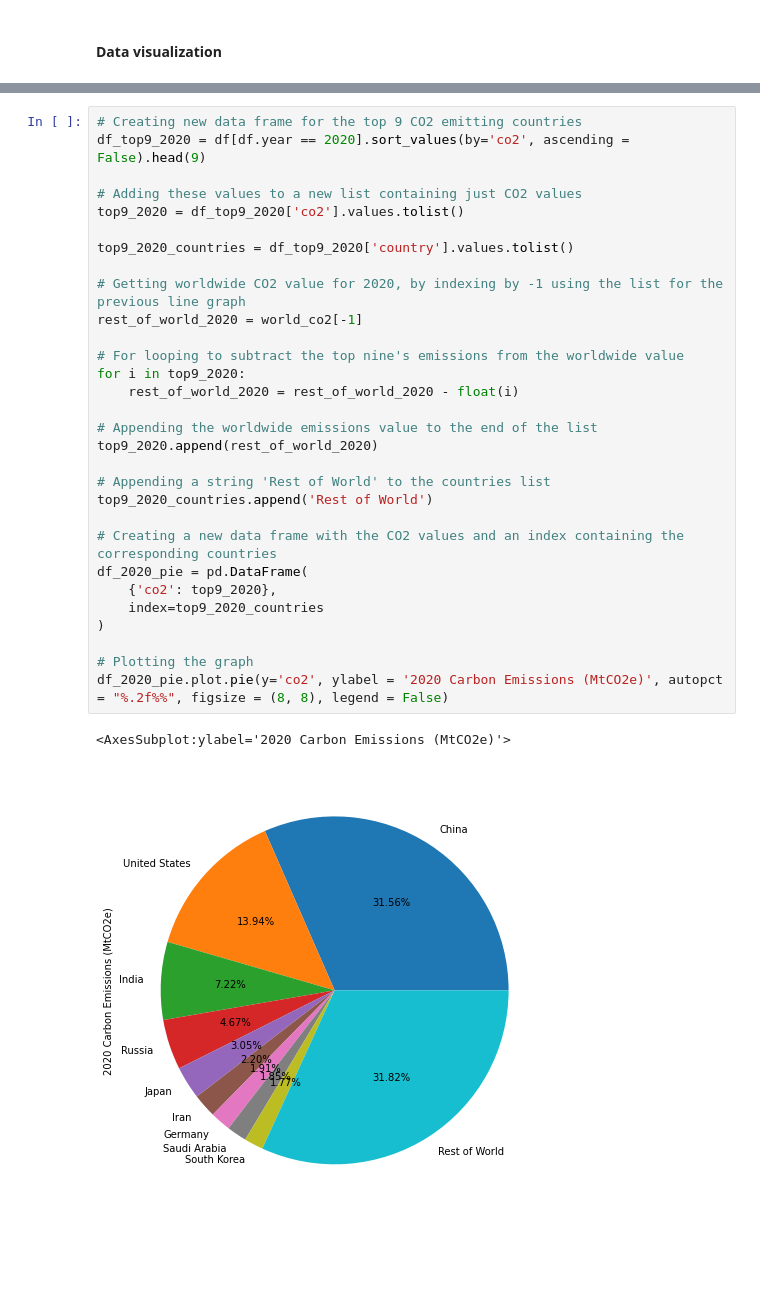
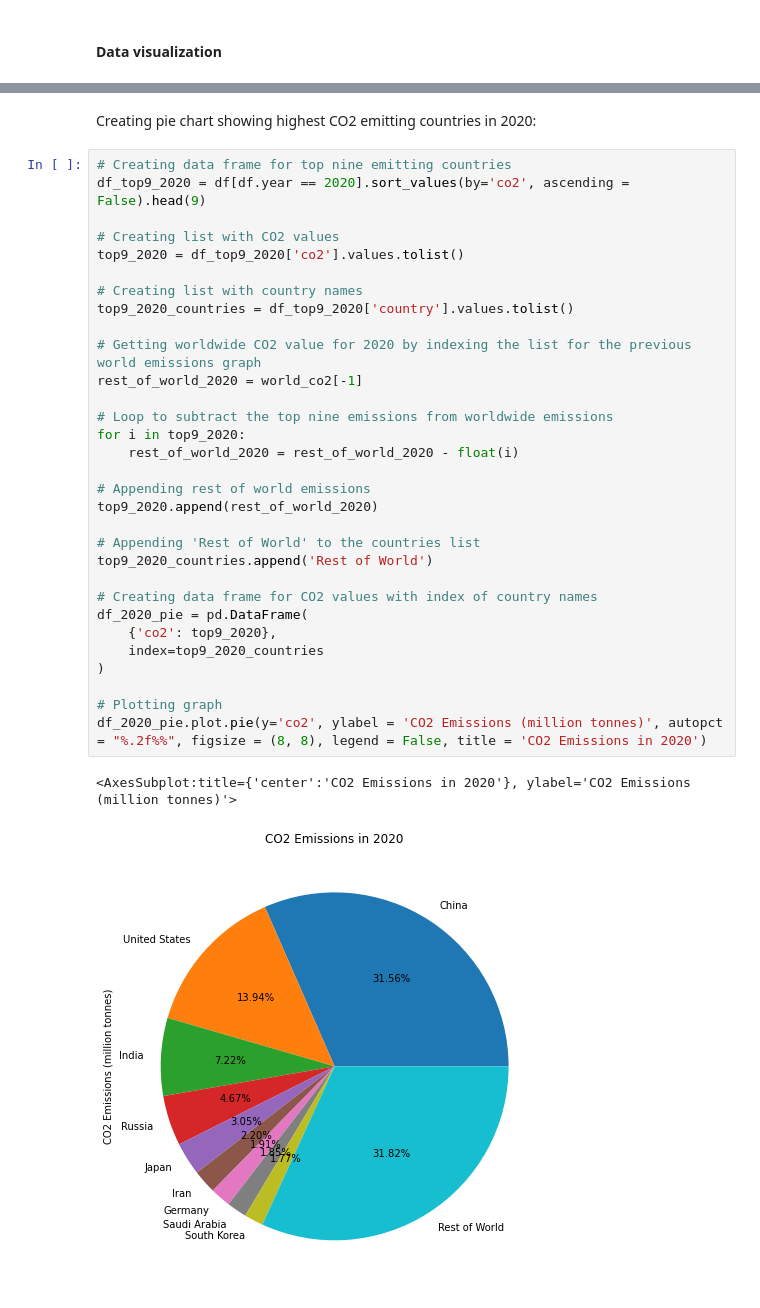
Before and after one commit to seanjkk/co2-emissions-project, a Jupyter notebook: analysis.ipynb, the cells around one changed output, grey strips where cells are left out. Cells and saved outputs as stored; diff of their text form; blank space fills up the shorter version.

```diff
--- a/analysis.ipynb
+++ b/analysis.ipynb
@@ -319,33 +270,36 @@ I append the corrected value to the end of the top9_2020 list, create a new data
+# %% [markdown]
+Creating pie chart showing highest CO2 emitting countries in 2020:
 # %%
-# Creating new data frame for the top 9 CO2 emitting countries
+# Creating data frame for top nine emitting countries
 df_top9_2020 = df[df.year == 2020].sort_values(by='co2', ascending = False).head(9)
 
-# Adding these values to a new list containing just CO2 values
+# Creating list with CO2 values
 top9_2020 = df_top9_2020['co2'].values.tolist()
 
+# Creating list with country names
 top9_2020_countries = df_top9_2020['country'].values.tolist()
 
-# Getting worldwide CO2 value for 2020, by indexing by -1 using the list for the previous line graph
+# Getting worldwide CO2 value for 2020 by indexing the list for the previous world emissions graph
 rest_of_world_2020 = world_co2[-1]
 
-# For looping to subtract the top nine's emissions from the worldwide value
+# Loop to subtract the top nine emissions from worldwide emissions
 for i in top9_2020:
     rest_of_world_2020 = rest_of_world_2020 - float(i)
 
-# Appending the worldwide emissions value to the end of the list
+# Appending rest of world emissions
 top9_2020.append(rest_of_world_2020)
 
-# Appending a string 'Rest of World' to the countries list
+# Appending 'Rest of World' to the countries list
 top9_2020_countries.append('Rest of World')
 
-# Creating a new data frame with the CO2 values and an index containing the corresponding countries
+# Creating data frame for CO2 values with index of country names
 df_2020_pie = pd.DataFrame(
     {'co2': top9_2020},
     index=top9_2020_countries
 )
 
-# Plotting the graph
-df_2020_pie.plot.pie(y='co2', ylabel = '2020 Carbon Emissions (MtCO2e)', autopct = "%.2f%%", figsize = (8, 8), legend = False)
+# Plotting graph
+df_2020_pie.plot.pie(y='co2', ylabel = 'CO2 Emissions (million tonnes)', autopct = "%.2f%%", figsize = (8, 8), legend = False, title = 'CO2 Emissions in 2020')
 # %% [output]
-<AxesSubplot:ylabel='2020 Carbon Emissions (MtCO2e)'>
+<AxesSubplot:title={'center':'CO2 Emissions in 2020'}, ylabel='CO2 Emissions (million tonnes)'>
-[figure, old version]
+[figure, new version]
```
Also changed, not shown: parts of 48 cells of this notebook, 1 other file.
